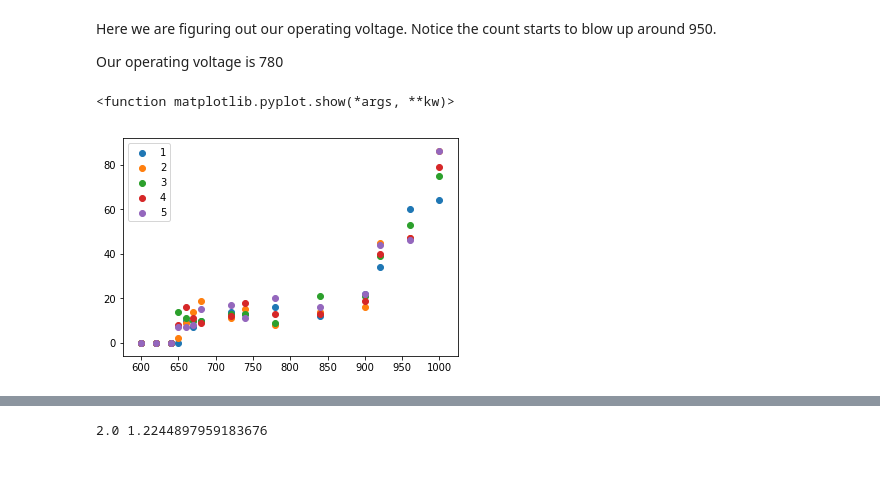
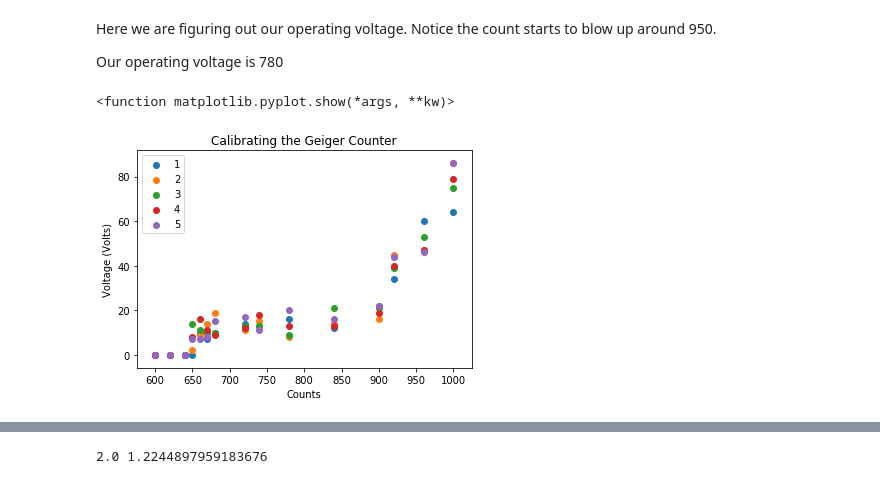
Before and after one commit to David-Zagaceta/Intermediate-Lab, a Jupyter notebook: Poisson_lab.ipynb, the cells around one changed output, grey strips where cells are left out. Cells and saved outputs as stored; diff of their text form; code cells hidden in the pictures.

```diff
--- a/Poisson_lab.ipynb
+++ b/Poisson_lab.ipynb
@@ -12,14 +11,17 @@ Our operating voltage is 780
 # %%
 df = pd.read_excel('geiger_calibration.xlsx')
 X = df.values
 for i in range(1, len(X[0])):
     plt.scatter(X[:, 0], X[:,i])
 
+plt.title('Calibrating the Geiger Counter')
+plt.xlabel('Counts')
+plt.ylabel('Voltage (Volts)')
 plt.legend([1,2,3,4,5])
 plt.show
 # %% [output]
 <function matplotlib.pyplot.show(*args, **kw)>
-[figure, old version]
+[figure, new version]
 # %%
 df1 = pd.read_excel('0.1s_interval_geiger.xlsx')
 counts = df1.values
```
Also changed, not shown: parts of 4 cells of this notebook.
